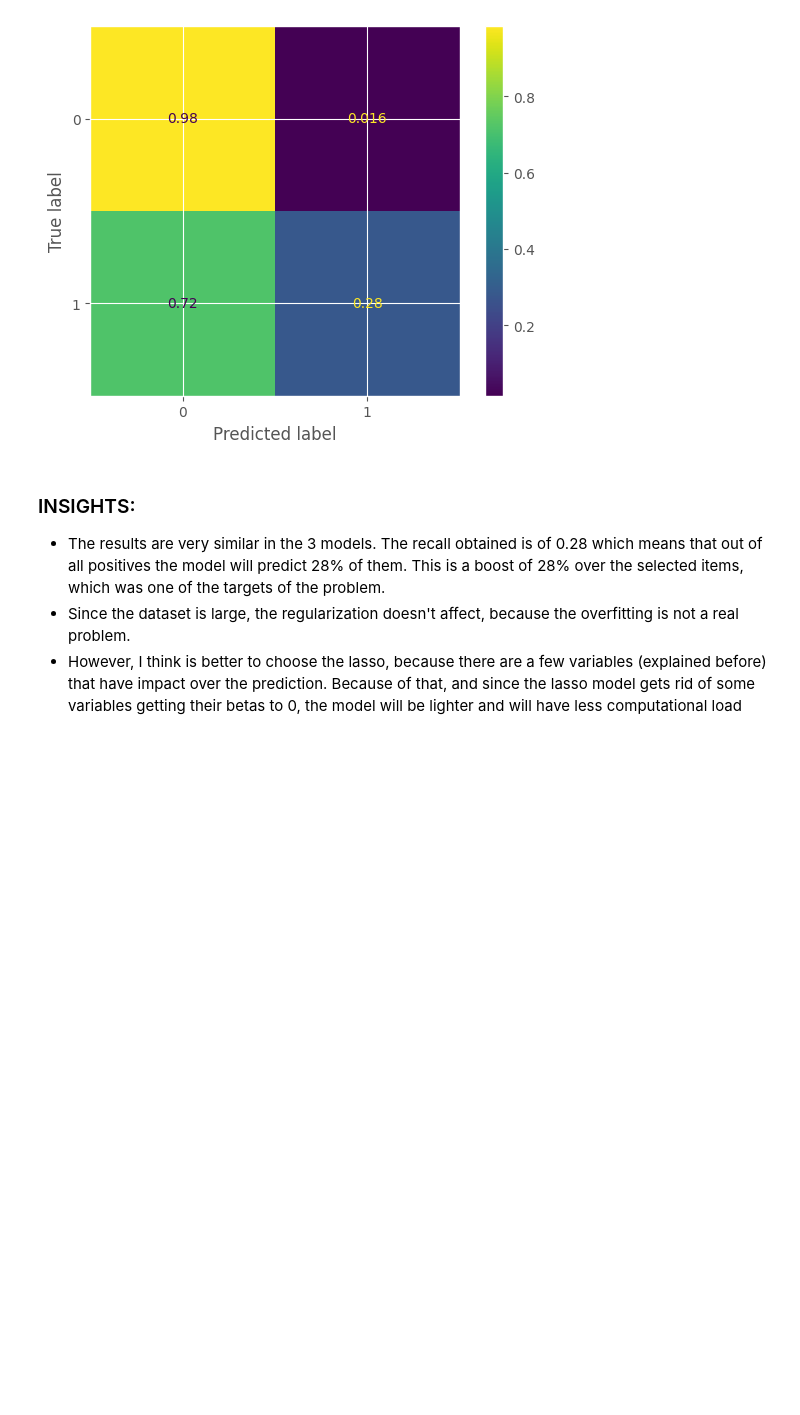
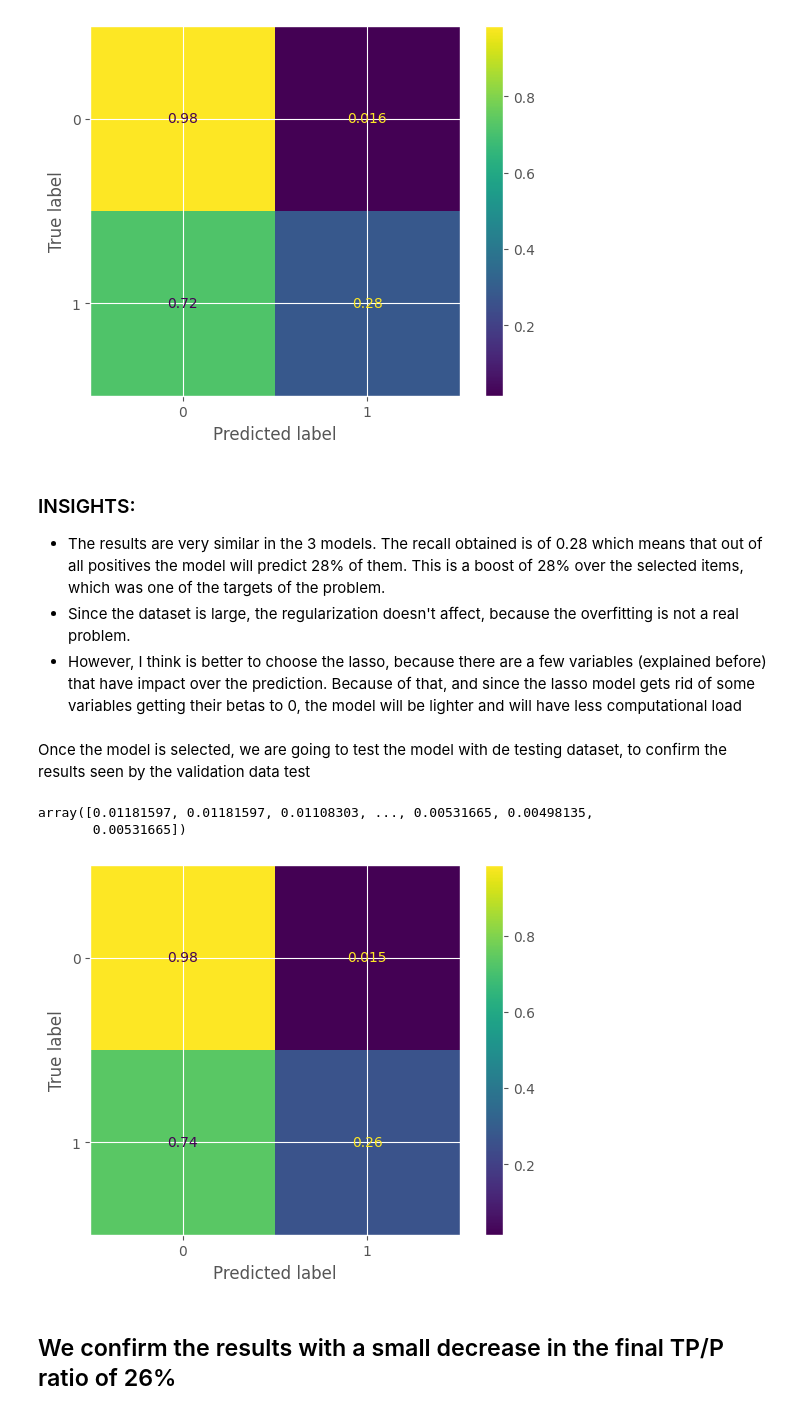
Before and after one commit to uhernando002/zrive-ds, a Jupyter notebook: src/module_3/module_3_milestone1.ipynb, the cells around one changed output. Cells and saved outputs as stored; diff of their text form; code cells hidden in the pictures; blank space fills up the shorter version.

```diff
--- a/src/module_3/module_3_milestone1.ipynb
+++ b/src/module_3/module_3_milestone1.ipynb
@@ -407,3 +407,25 @@ plt.show()
 the selected items, which was one of the targets of the problem.
 - Since the dataset is large, the regularization doesn't affect, because the overfitting is not a real problem.
 - However, I think is better to choose the lasso, because there are a few variables (explained before) that have impact over the prediction. Because of that, and since the lasso model gets rid of some variables getting their betas to 0, the model will be lighter and will have less computational load
+# %% [markdown]
+Once the model is selected, we are going to test the model with de testing dataset, to confirm the results seen by the validation data test
+# %%
+lasso.predict_proba(X_test)[:,1]
+# %% [output]
+array([0.01181597, 0.01181597, 0.01108303, ..., 0.00531665, 0.00498135,
+       0.00531665])
+# %%
+Y_prob_lasso_test = lasso.predict_proba(X_test)[:,1]
+# %%
+Y_pred_lasso_test = np.zeros(Y_prob_lasso_test.shape)
+Y_pred_lasso_test[Y_prob_lasso_test > threshold_lasso] = 1
+# %%
+C_lasso_test = metrics.confusion_matrix(Y_test, Y_pred_lasso_test, normalize='true')
+# %%
+disp = metrics.ConfusionMatrixDisplay(C_lasso_test)
+disp.plot()
+plt.show()
+# %% [output]
+[figure, added]
+# %% [markdown]
+## We confirm the results with a small decrease in the final TP/P ratio of 26%
```
